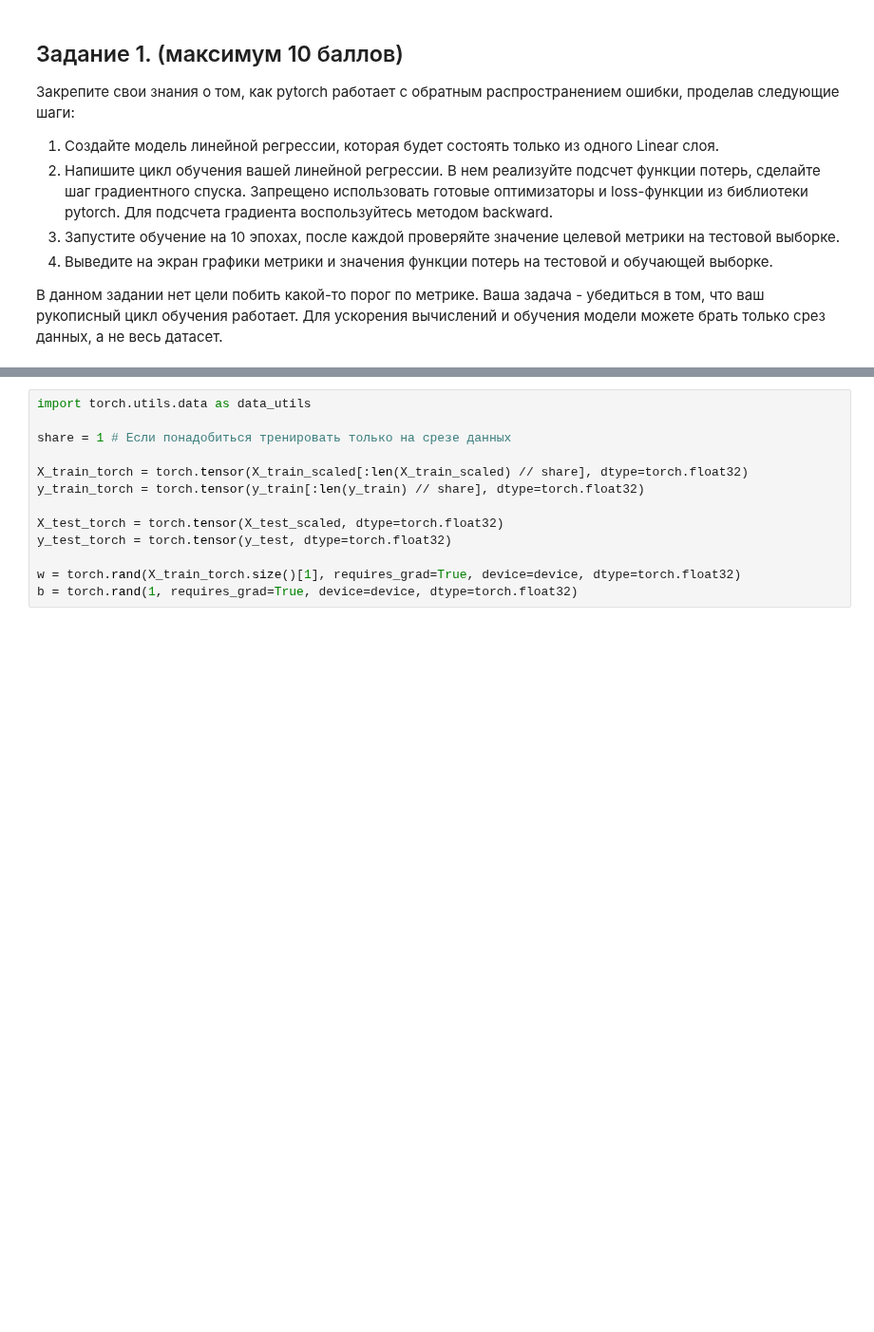
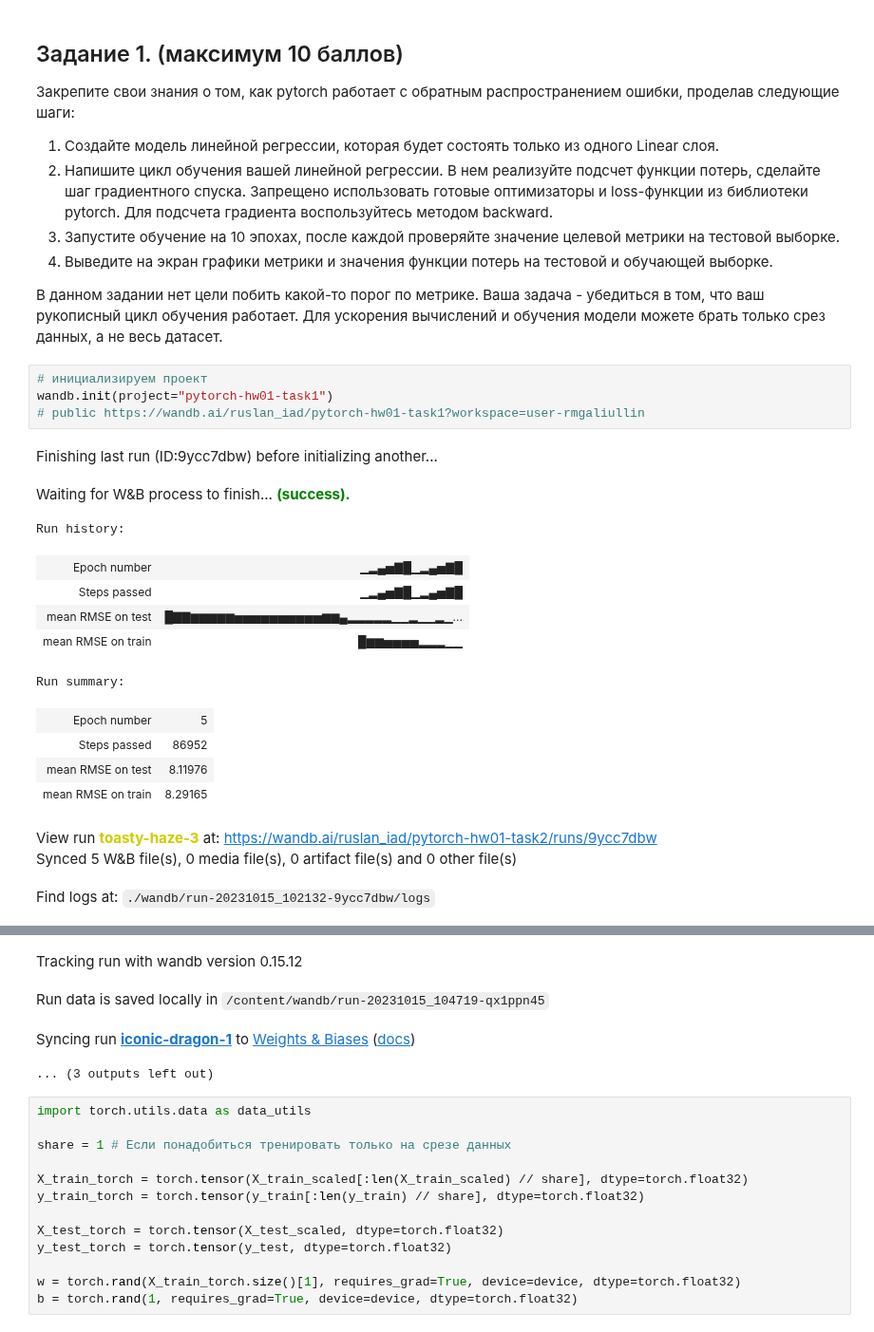
Before and after one commit to RuslanGaliullin/iad-deep-learning, a Jupyter notebook: 2023/homeworks/hw1/homework_01.ipynb, the cells around one changed output, grey strips where cells are left out. Shown at 95% size. Saved outputs shown, nothing was run; the diff lists cells and outputs as text; blank space fills up the shorter version.

```diff
--- a/2023/homeworks/hw1/homework_01.ipynb
+++ b/2023/homeworks/hw1/homework_01.ipynb
@@ -147,3 +142,23 @@ best_rmse_metric
 4. Выведите на экран графики метрики и значения функции потерь на тестовой и обучающей выборке.
 
 В данном задании нет цели побить какой-то порог по метрике. Ваша задача - убедиться в том, что ваш рукописный цикл обучения работает. Для ускорения вычислений и обучения модели можете брать только срез данных, а не весь датасет.
+# %%
+# инициализируем проект
+wandb.init(project="pytorch-hw01-task1")
+# public https://wandb.ai/ruslan_iad/pytorch-hw01-task1?workspace=user-rmgaliullin
+# %% [output]
+Finishing last run (ID:9ycc7dbw) before initializing another...
+Waiting for W&B process to finish... (success).
+Run history:
+| Epoch number | ▁▂▄▅▇█▁▂▄▅▇█ |
+| Steps passed | ▁▂▄▅▇█▁▂▄▅▇█ |
+| mean RMSE on test | █▇▇▆▆▆▆▆▅▅▅▅▅▅▅▅▅▅▆▆▄▂▂▂▂▂▁▁▂▁▁▂▁... |
+| mean RMSE on train | █▆▆▅▅▅▅▂▂▂▁▁ |
+Run summary:
+| Epoch number | 5 |
+| Steps passed | 86952 |
+| mean RMSE on test | 8.11976 |
+| mean RMSE on train | 8.29165 |
+View run toasty-haze-3 at: https://wandb.ai/ruslan_iad/pytorch-hw01-task2/runs/9ycc7dbw
+Synced 5 W&B file(s), 0 media file(s), 0 artifact file(s) and 0 other file(s)
+Find logs at: ./wandb/run-20231015_102132-9ycc7dbw/logs
@@ -150,3 +166,7 @@ best_rmse_metric
+Tracking run with wandb version 0.15.12
+Run data is saved locally in /content/wandb/run-20231015_104719-qx1ppn45
+Syncing run iconic-dragon-1 to Weights & Biases (docs)
+... (3 outputs left out)
 # %%
 import torch.utils.data as data_utils
 
```
Also changed, not shown: parts of 25 cells of this notebook.
